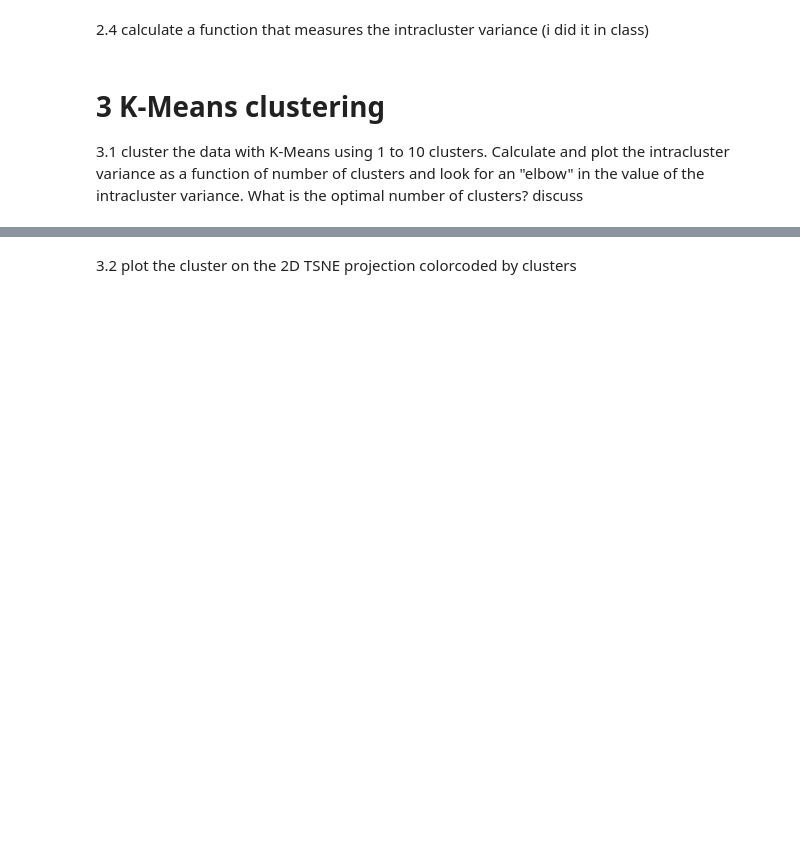
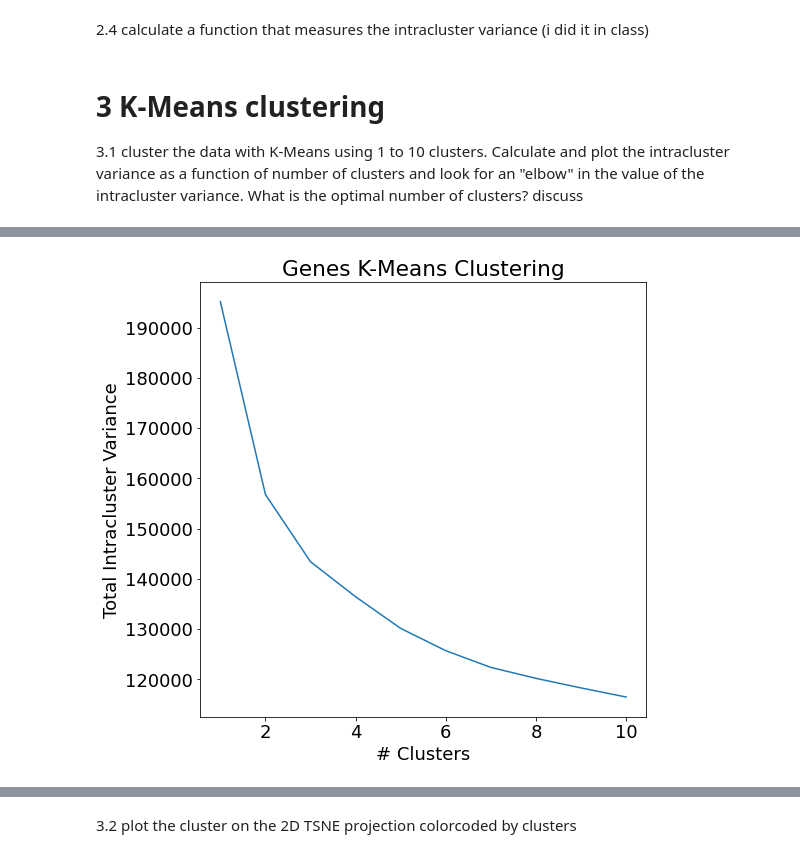
Before and after one commit to comooney711/DSPS_CMooney, a Jupyter notebook: HW7/ClusteringGenes.ipynb, the cells around one changed output, grey strips where cells are left out. Cells and saved outputs as stored; diff of their text form; code cells hidden in the pictures; blank space fills up the shorter version.

```diff
--- a/HW7/ClusteringGenes.ipynb
+++ b/HW7/ClusteringGenes.ipynb
@@ -127,3 +170,39 @@ def calICVar(X, labels):
+# %%
+def calICVar(points, labels, centers):
+  '''Calculates the total intracluster variance.
+
+  Parameters:
+  points  -- data points for which to calculate the intracluster variance
+  labels  -- cluster labels of data points output from k-means algorithm
+  centers -- centers of clusters output from k-means algorithm
+
+  Returns:
+  The sum of the variances for each cluster
+  '''
+
+  variances = []
+  clusters = np.amax(labels) + 1
+  for i in range(clusters):
+    sum = 0
+    for j in range(len(points)):
+      for k in range(75):
+        if(i == labels[j]):
+          sum += (abs(points.iloc[j][k]-centers[i][k]))**2
+    variances.append(sum)
+  print(variances)
+  return np.sum(variances)
 # %% [markdown]
 # 3 K-Means clustering
 3.1 cluster the data with K-Means using 1 to 10 clusters. Calculate and plot the intracluster variance as a function of number of clusters and look for an "elbow" in the value of the intracluster variance. What is the optimal number of clusters? discuss
+# %%
+nClust = 10
+Nvals = []
+ICVvals = []
+
+for i in range(nClust):
+  Nvals.append(i+1)
+  geneclustersKM = cluster.KMeans(n_clusters=(i+1),
+                                  random_state=111).fit(scaledgenes)
+  ICV = calICVar(scaledgenes, geneclustersKM.labels_,
+                 geneclustersKM.cluster_centers_)
+  ICVvals.append(ICV)
@@ -129,0 +220,10 @@ def calICVar(X, labels):
+# %%
+pl.figure(figsize=(8, 8))
+pl.plot(Nvals, ICVvals)
+pl.xlabel("# Clusters")
+pl.ylabel("Total Intracluster Variance")
+pl.title("Genes K-Means Clustering")
+
+pl.show()
+# %% [output]
+[figure, added]
```
Also changed, not shown: parts of 60 cells of this notebook.
